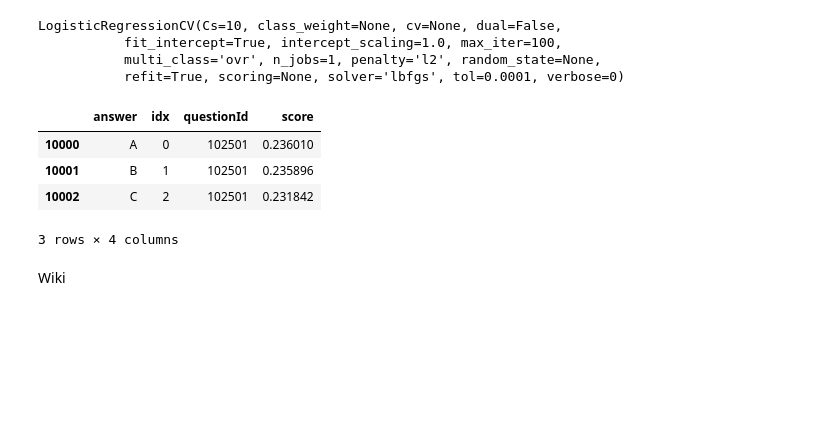
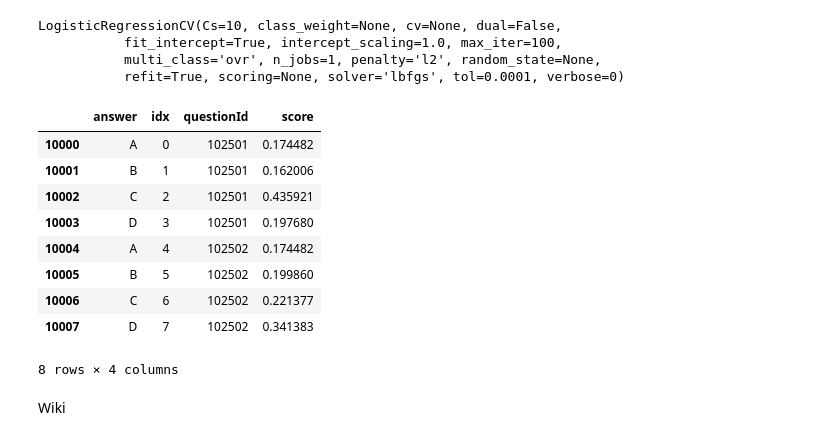
Before and after one commit to alexeygrigorev/allen-qa, a Jupyter notebook: notebooks/lucene-no-w2v-acc.ipynb, the cells around one changed output. Saved outputs shown, nothing was run; the diff lists cells and outputs as text; code cells hidden in the pictures; blank space fills up the shorter version.

```diff
--- a/notebooks/lucene-no-w2v-acc.ipynb
+++ b/notebooks/lucene-no-w2v-acc.ipynb
@@ -161,0 +218,3 @@ bf.sort('accuracy', ascending=0)
+# %%
+best_features = bf[bf.accuracy >= 0.30].feature
+best_features = best_features.apply(lambda x: x + '_ismax').values
@@ -480,9 +569,11 @@ with open('rf_1000_60_tfidf_ck12_doc.bin', 'w') as f:
     pickle.dump([clf, ck12_Vt, ck12_norm], f)
 # %%
 X_5_val = sparse.hstack([validation_f1, validation_f2, ck12_doc_lsa_val, ck_12_num_features_validation.values])
+# %%
+X_0_val = validation[best_features]
 # %%
 clf = LogisticRegressionCV()
-clf.fit(ck_12_num_features.values, y)
+clf.fit(X_0, y)
 # %% [output]
 LogisticRegressionCV(Cs=10, class_weight=None, cv=None, dual=False,
            fit_intercept=True, intercept_scaling=1.0, max_iter=100,
@@ -491,20 +582,25 @@ LogisticRegressionCV(Cs=10, class_weight=None, cv=None, dual=False,
 # %%
 ck_12_num_features_val = validation[ck_12_num_feature_names]
 # %%
-y_score = clf.predict_proba(ck_12_num_features_val.values)[:, 1]
+y_score = clf.predict_proba(X_0_val)[:, 1]
 # %%
 idx = np.arange(len(validation))
 
 val_index = pd.DataFrame({'idx': idx, 'questionId': validation.questionId,
                           'answer': validation.answerLetter,
                           'score': y_score})
-val_index.head(n=3)
+val_index.head(n=8)
 # %% [output]
 |  | answer | idx | questionId | score |
-| 10000 | A | 0 | 102501 | 0.236010 |
-| 10001 | B | 1 | 102501 | 0.235896 |
-| 10002 | C | 2 | 102501 | 0.231842 |
+| 10000 | A | 0 | 102501 | 0.174482 |
+| 10001 | B | 1 | 102501 | 0.162006 |
+| 10002 | C | 2 | 102501 | 0.435921 |
+| 10003 | D | 3 | 102501 | 0.197680 |
+| 10004 | A | 4 | 102502 | 0.174482 |
+| 10005 | B | 5 | 102502 | 0.199860 |
+| 10006 | C | 6 | 102502 | 0.221377 |
+| 10007 | D | 7 | 102502 | 0.341383 |
-3 rows × 4 columns
+8 rows × 4 columns
 # %%
 result = []
 
```
Also changed, not shown: parts of 16 cells of this notebook.
